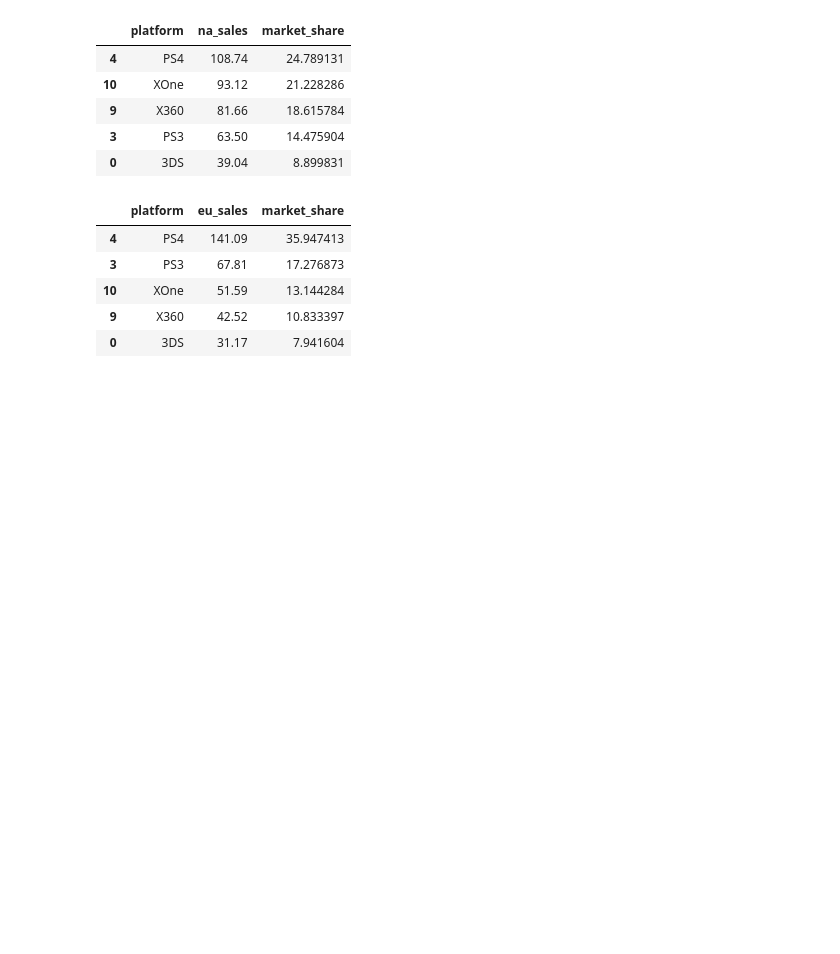
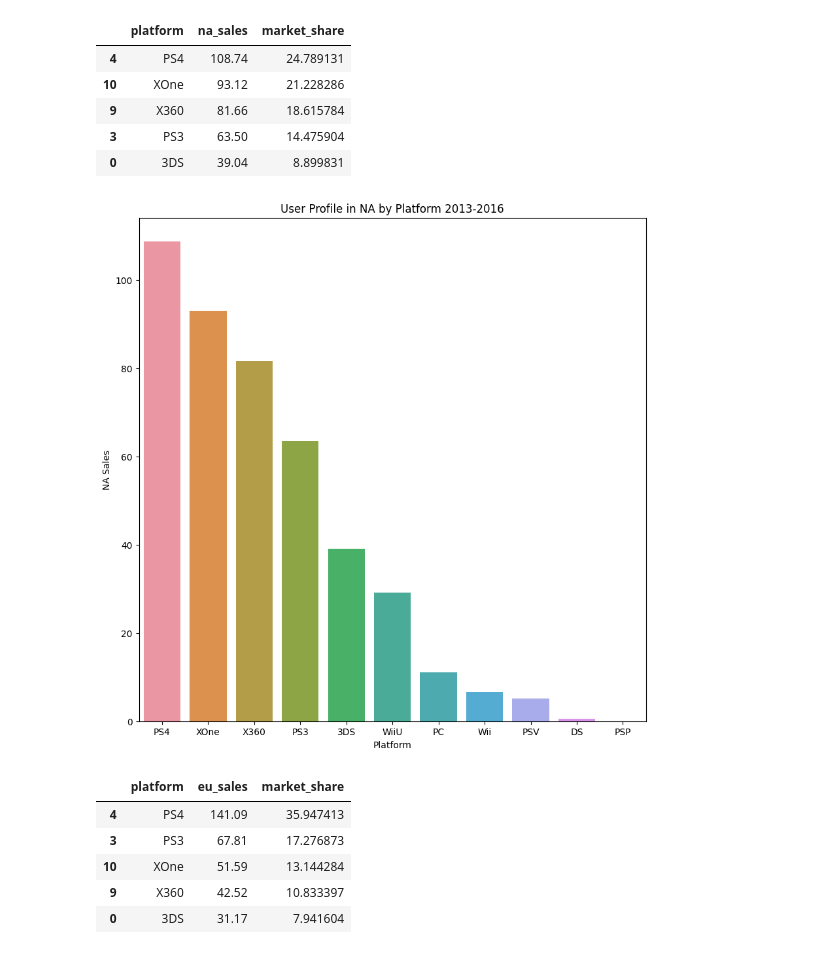
Before and after one commit to ShirotaT/DataAnalyst_Practicum, a Jupyter notebook: Project_5.games/Proyek5_GameBerpotensial.ipynb, the cells around one changed output. Cells and saved outputs as stored; diff of their text form; code cells hidden in the pictures; blank space fills up the shorter version.

```diff
--- a/Project_5.games/Proyek5_GameBerpotensial.ipynb
+++ b/Project_5.games/Proyek5_GameBerpotensial.ipynb
@@ -945,6 +945,16 @@ profil_na.head()
 | 9 | X360 | 81.66 | 18.615784 |
 | 3 | PS3 | 63.50 | 14.475904 |
 | 0 | 3DS | 39.04 | 8.899831 |
+# %%
+# Create a bar plot
+plt.figure(figsize=(10, 10))
+sns.barplot(x='platform', y='na_sales', data=profil_na)
+plt.title('User Profile in NA by Platform 2013-2016')
+plt.xlabel('Platform')
+plt.ylabel('NA Sales')
+plt.show()
+# %% [output]
+[figure, added]
 # %%
 #  User profile by platform in EU
 profil_eu = new_data.groupby('platform')['eu_sales'].sum().reset_index().sort_values(by='eu_sales', ascending=False)
```
Also changed, not shown: parts of 14 cells of this notebook, 1 other file.
